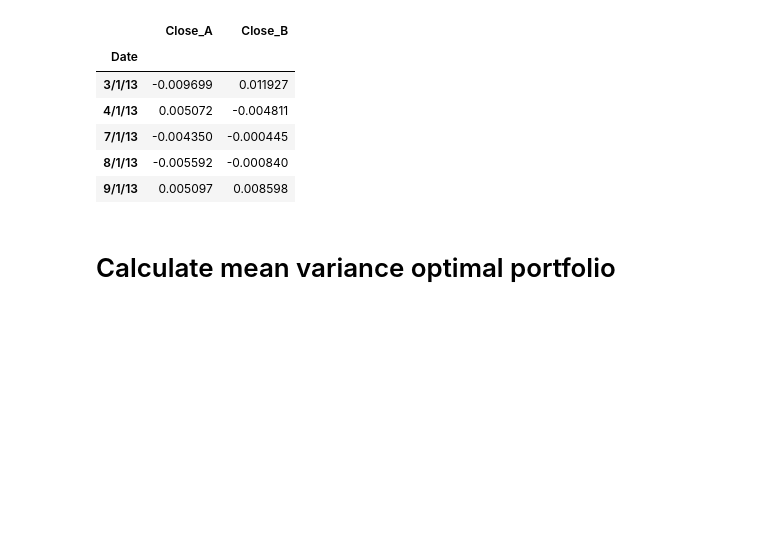
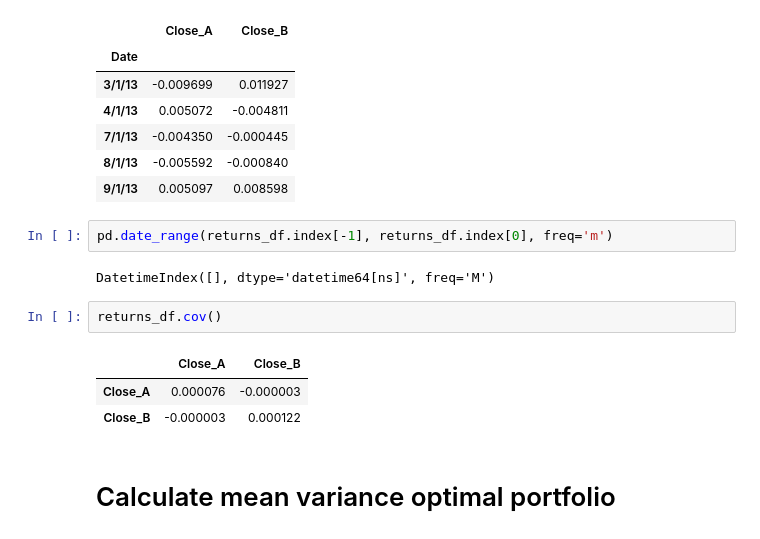
Before and after one commit to roymgabriel/Portfolio-Rebalancing-DQN, a Jupyter notebook: DQN.ipynb, the cells around one changed output. Cells and saved outputs as stored; diff of their text form; blank space fills up the shorter version.

```diff
--- a/DQN.ipynb
+++ b/DQN.ipynb
@@ -71,6 +71,16 @@ returns_df.head()
 | 7/1/13 | -0.004350 | -0.000445 |
 | 8/1/13 | -0.005592 | -0.000840 |
 | 9/1/13 | 0.005097 | 0.008598 |
+# %%
+pd.date_range(returns_df.index[-1], returns_df.index[0], freq='m')
+# %% [output]
+DatetimeIndex([], dtype='datetime64[ns]', freq='M')
+# %%
+returns_df.cov()
+# %% [output]
+|  | Close_A | Close_B |
+| Close_A | 0.000076 | -0.000003 |
+| Close_B | -0.000003 | 0.000122 |
 # %% [markdown]
 # Calculate mean variance optimal portfolio
 # %%
```
Also changed, not shown: 3 other files.
